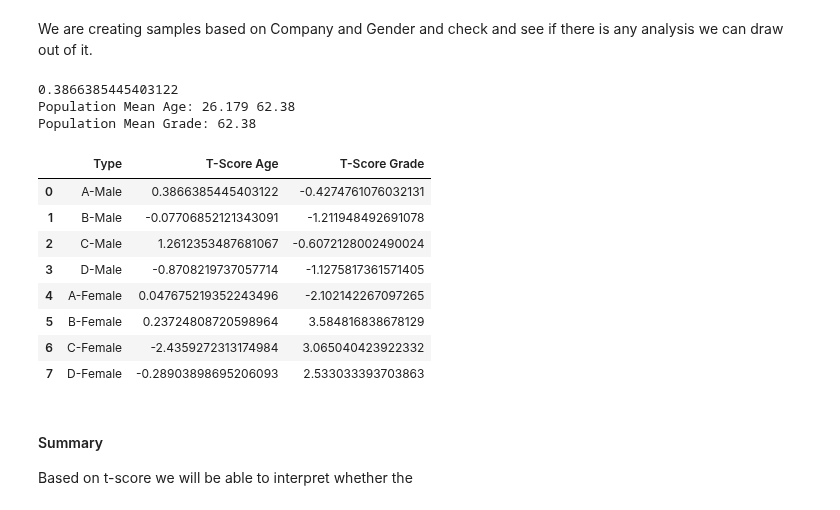
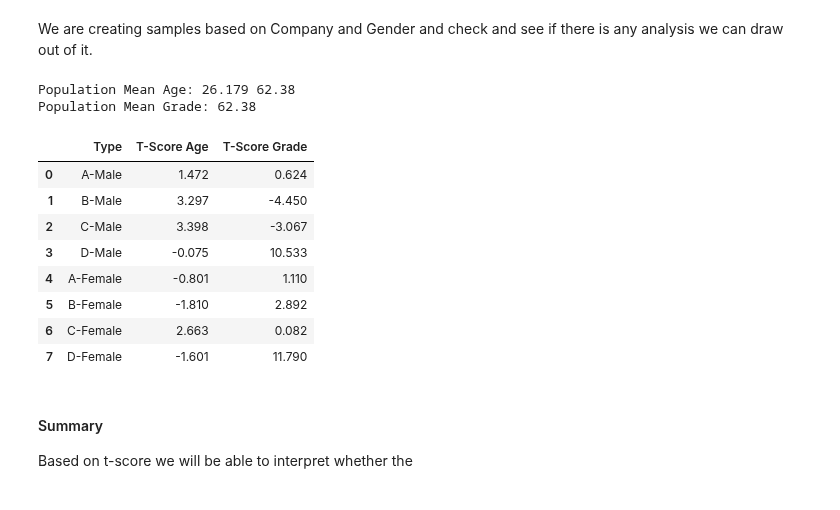
Before and after one commit to sreehariprathap/Data-Analysis--Maths---Algorithms, a Jupyter notebook: Week-4/Group4-ProblemAnalysis2.ipynb, the cells around one changed output. Saved outputs shown, nothing was run; the diff lists cells and outputs as text; code cells hidden in the pictures.

```diff
--- a/Week-4/Group4-ProblemAnalysis2.ipynb
+++ b/Week-4/Group4-ProblemAnalysis2.ipynb
@@ -184,9 +180,9 @@ display(summary_z_df)
 # %% [markdown]
 We are creating samples based on Company and Gender and check and see if there is any analysis we can draw out of it.
 # %%
-
-df_male = df[df['gender'] == 'male']
-df_female = df[df['gender'] == 'female']
+# filter the data using gender and hiring decision
+df_male = df[(df['gender'] == 'male') & (df['decision'] == True)]
+df_female = df[(df['gender'] == 'female') & (df['decision'] == True)]
 
 df_male_a = df_male[df_male['company'] == 'A'].sample(n=30)
 df_male_b = df_male[df_male['company'] == 'B'].sample(n=30)
@@ -197,7 +193,6 @@ df_female_a = df_female[df_female['company'] == 'A'].sample(n=30)
 df_female_b = df_female[df_female['company'] == 'B'].sample(n=30)
 df_female_c = df_female[df_female['company'] == 'C'].sample(n=30)
 df_female_d = df_female[df_female['company'] == 'D'].sample(n=30)
-
 
 import math
 
@@ -215,48 +210,46 @@ t_scores_d_male = t_score(df_male_d['age'], mean_population_age)
 t_scores_a_female = t_score(df_female_a['age'], mean_population_age)
 t_scores_b_female = t_score(df_female_b['age'], mean_population_age)
 t_scores_c_female = t_score(df_female_c['age'], mean_population_age)
 t_scores_d_female = t_score(df_female_d['age'], mean_population_age)
 
-#calculate t-scores for grades
+# Calculate T-scores for grades
 t_scores_a_male_grade = t_score(df_male_a['ind-university_grade'], mean_population_grade)
 t_scores_b_male_grade = t_score(df_male_b['ind-university_grade'], mean_population_grade)
 t_scores_c_male_grade = t_score(df_male_c['ind-university_grade'], mean_population_grade)
 t_scores_d_male_grade = t_score(df_male_d['ind-university_grade'], mean_population_grade)
 t_scores_a_female_grade = t_score(df_female_a['ind-university_grade'], mean_population_grade)
 t_scores_b_female_grade = t_score(df_female_b['ind-university_grade'], mean_population_grade)
 t_scores_c_female_grade = t_score(df_female_c['ind-university_grade'], mean_population_grade)
 t_scores_d_female_grade = t_score(df_female_d['ind-university_grade'], mean_population_grade)
 
-print(t_scores_a_male)
-
-
 summary_t_score = np.array([['A-Male', t_scores_a_male, t_scores_a_male_grade],
-                            ['B-Male',t_scores_b_male, t_scores_b_male_grade],
+                            ['B-Male', t_scores_b_male, t_scores_b_male_grade],
                             ['C-Male', t_scores_c_male, t_scores_c_male_grade],
                             ['D-Male', t_scores_d_male, t_scores_d_male_grade],
-                            ['A-Female',t_scores_a_female, t_scores_a_female_grade],
+                            ['A-Female', t_scores_a_female, t_scores_a_female_grade],
                             ['B-Female', t_scores_b_female, t_scores_b_female_grade],
                             ['C-Female', t_scores_c_female, t_scores_c_female_grade],
                             ['D-Female', t_scores_d_female, t_scores_d_female_grade],
                             ])
 
 summary_t_df = pd.DataFrame(summary_t_score, columns=["Type", "T-Score Age", "T-Score Grade"])
+summary_t_df[["T-Score Age", "T-Score Grade"]] = summary_t_df[["T-Score Age", "T-Score Grade"]].astype(float).round(3)
+
 print(f'Population Mean Age: {mean_population_age} {mean_population_grade}')
 print(f'Population Mean Grade: {mean_population_grade}')
 display(summary_t_df)
 # %% [output]
-0.3866385445403122
 Population Mean Age: 26.179 62.38
 Population Mean Grade: 62.38
 |  | Type | T-Score Age | T-Score Grade |
-| 0 | A-Male | 0.3866385445403122 | -0.4274761076032131 |
-| 1 | B-Male | -0.07706852121343091 | -1.211948492691078 |
-| 2 | C-Male | 1.2612353487681067 | -0.6072128002490024 |
-| 3 | D-Male | -0.8708219737057714 | -1.1275817361571405 |
-| 4 | A-Female | 0.047675219352243496 | -2.102142267097265 |
-| 5 | B-Female | 0.23724808720598964 | 3.584816838678129 |
-| 6 | C-Female | -2.4359272313174984 | 3.065040423922332 |
-| 7 | D-Female | -0.28903898695206093 | 2.533033393703863 |
+| 0 | A-Male | 1.472 | 0.624 |
+| 1 | B-Male | 3.297 | -4.450 |
+| 2 | C-Male | 3.398 | -3.067 |
+| 3 | D-Male | -0.075 | 10.533 |
+| 4 | A-Female | -0.801 | 1.110 |
+| 5 | B-Female | -1.810 | 2.892 |
+| 6 | C-Female | 2.663 | 0.082 |
+| 7 | D-Female | -1.601 | 11.790 |
 # %% [markdown]
 #### Summary
 Based on t-score we will be able to interpret whether the
```
Also changed, not shown: parts of 4 cells of this notebook.
